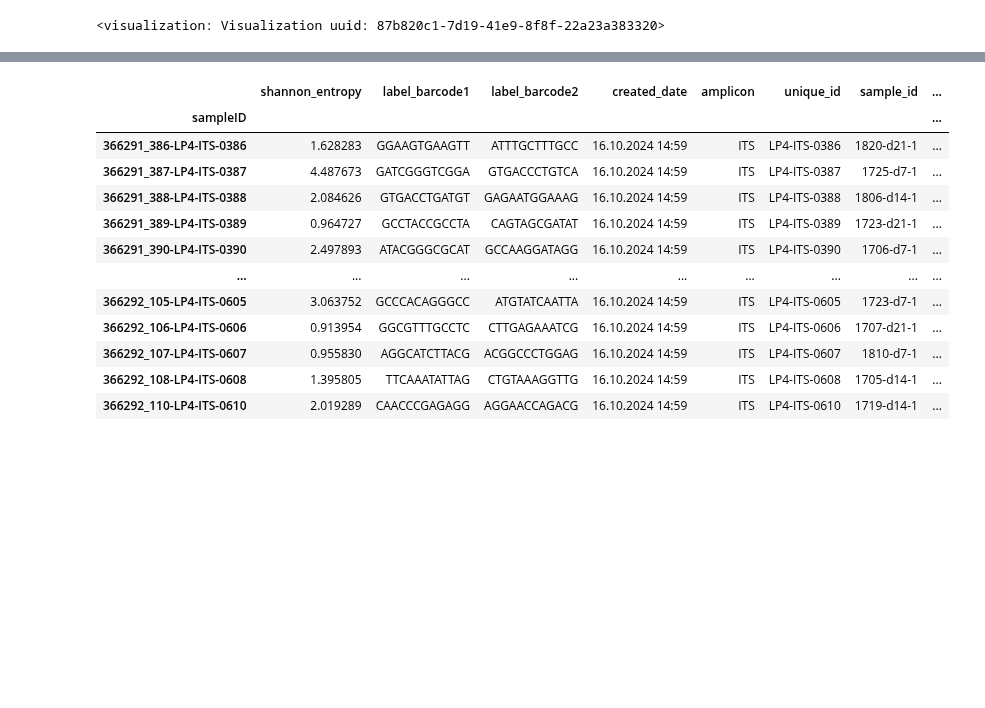
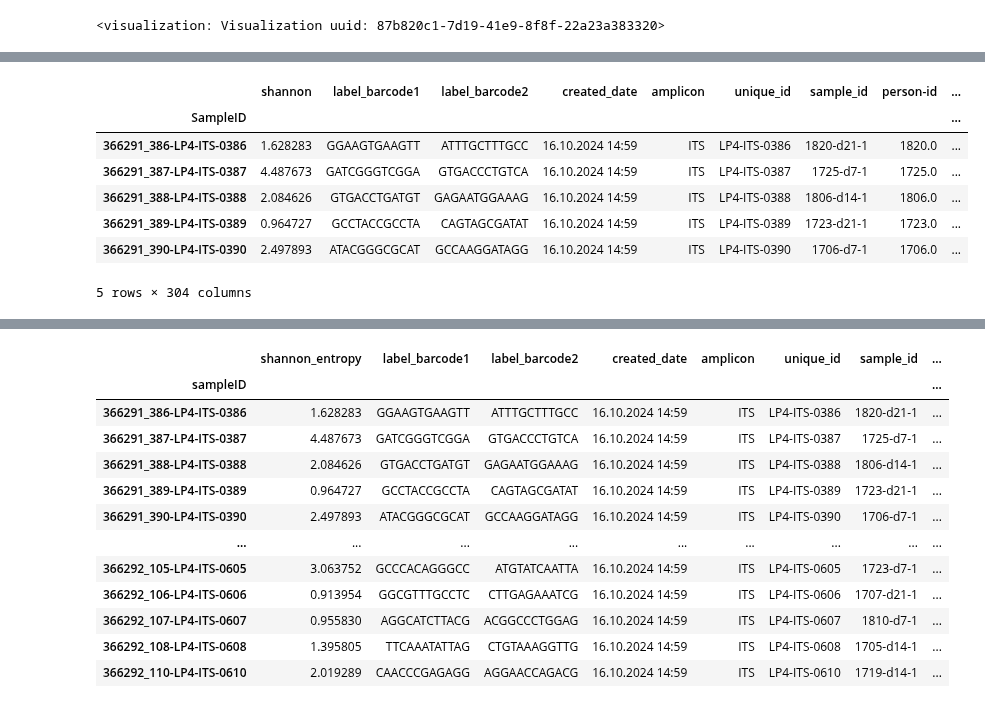
Before and after one commit to ninaaa-a/FermentYOU, a Jupyter notebook: Alpha diversity.ipynb, the cells around one changed output, grey strips where cells are left out. Saved outputs shown, nothing was run; the diff lists cells and outputs as text; code cells hidden in the pictures; blank space fills up the shorter version.

```diff
--- a/Alpha diversity.ipynb
+++ b/Alpha diversity.ipynb
@@ -371,0 +395,12 @@ notes: conditions significant only for sourdough =
+# %%
+df = shannon_df.join(metadata)
+df.head()
+# %% [output]
+|  | shannon | label_barcode1 | label_barcode2 | created_date | amplicon | unique_id | sample_id | person-id | ... |
+| SampleID |  |  |  |  |  |  |  |  | ... |
+| 366291_386-LP4-ITS-0386 | 1.628283 | GGAAGTGAAGTT | ATTTGCTTTGCC | 16.10.2024 14:59 | ITS | LP4-ITS-0386 | 1820-d21-1 | 1820.0 | ... |
+| 366291_387-LP4-ITS-0387 | 4.487673 | GATCGGGTCGGA | GTGACCCTGTCA | 16.10.2024 14:59 | ITS | LP4-ITS-0387 | 1725-d7-1 | 1725.0 | ... |
+| 366291_388-LP4-ITS-0388 | 2.084626 | GTGACCTGATGT | GAGAATGGAAAG | 16.10.2024 14:59 | ITS | LP4-ITS-0388 | 1806-d14-1 | 1806.0 | ... |
+| 366291_389-LP4-ITS-0389 | 0.964727 | GCCTACCGCCTA | CAGTAGCGATAT | 16.10.2024 14:59 | ITS | LP4-ITS-0389 | 1723-d21-1 | 1723.0 | ... |
+| 366291_390-LP4-ITS-0390 | 2.497893 | ATACGGGCGCAT | GCCAAGGATAGG | 16.10.2024 14:59 | ITS | LP4-ITS-0390 | 1706-d7-1 | 1706.0 | ... |
+5 rows × 304 columns
```
Also changed, not shown: parts of 6 cells of this notebook.
